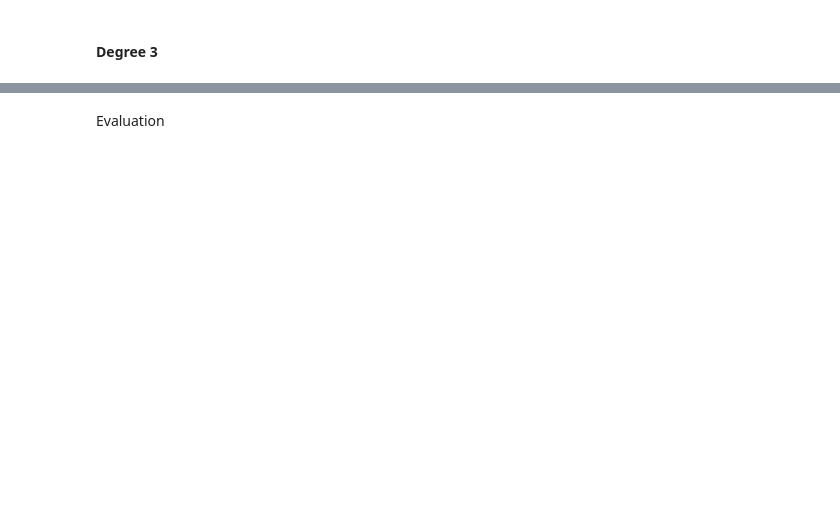
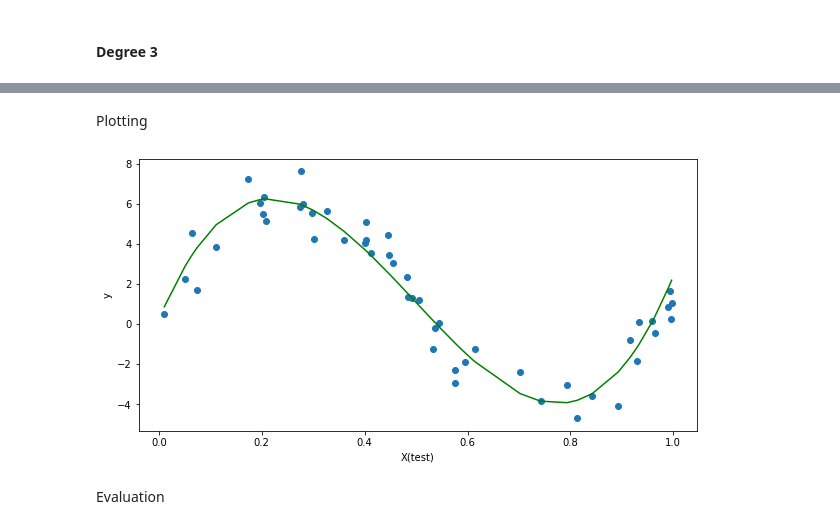
Before and after one commit to daniel-saeedi/SummerSchool-Project1, a Jupyter notebook: AdmissionChancePredictor.ipynb, the cells around one changed output, grey strips where cells are left out. Drawn from its saved outputs; the diff is of its cells as text; code cells hidden in the pictures; blank space fills up the shorter version.

```diff
--- a/AdmissionChancePredictor.ipynb
+++ b/AdmissionChancePredictor.ipynb
@@ -633,3 +633,21 @@ array([ 2.55957072, -3.92437729,  5.64861645, -2.98529781, -3.17277623,
+# %% [markdown]
+Plotting
+# %%
+fig, axes = plt.subplots(1, 1, figsize=(10,5))
+
+# scatter plot of test set
+axes.scatter(np.transpose(x_test)[1], y_test)
+
+# output of predictor function (a line)
+unziped = list(zip(*sorted(zip(np.transpose(x_test)[1], predictions), key=lambda x: x[0])))
+axes.plot(unziped[0], unziped[1], c='green')
+
+
+axes.set_xlabel('X(test)')
+axes.set_ylabel('y')
+plt.show()
+# %% [output]
+[figure, added]
 # %% [markdown]
 Evaluation
 # %%
```
Also changed, not shown: parts of 36 cells of this notebook.
